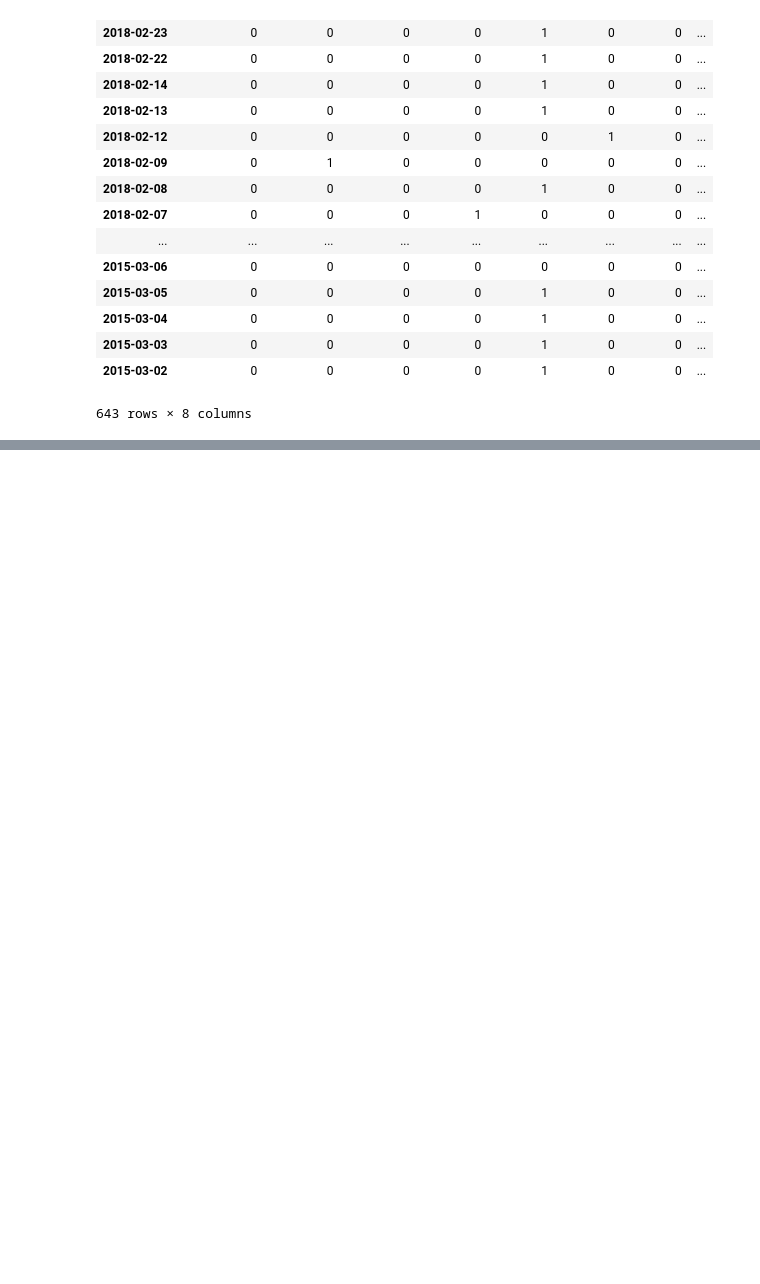
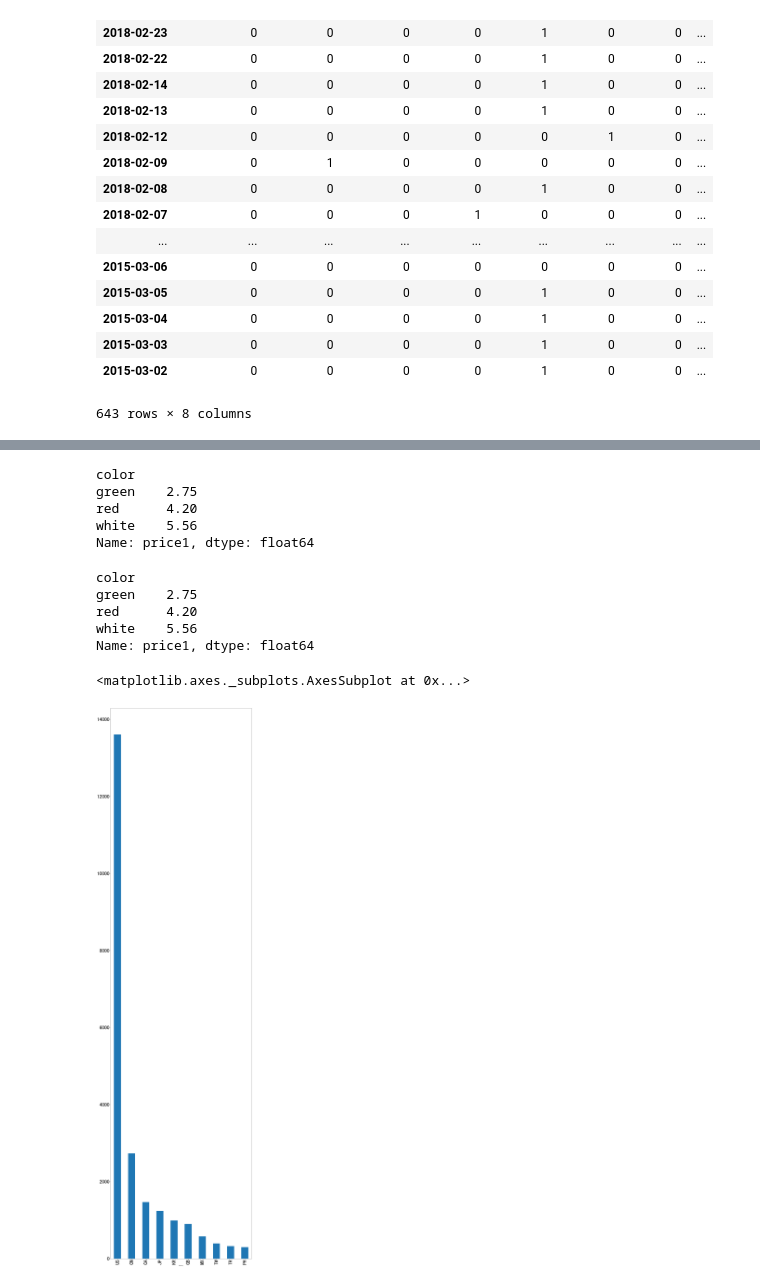
Before and after one commit to SmaugADG/machine-learning, a Jupyter notebook: data-mining/Pandas进阶/Pandas进阶.ipynb, the cells around one changed output, grey strips where cells are left out. Saved outputs shown, nothing was run; the diff lists cells and outputs as text; code cells hidden in the pictures; blank space fills up the shorter version.

```diff
--- a/data-mining/Pandas进阶/Pandas进阶.ipynb
+++ b/data-mining/Pandas进阶/Pandas进阶.ipynb
@@ -272,0 +422,19 @@ stock_change
+# %%
+# 进行分组，对颜色分组，price1进行聚合
+# 使用dataFrame进行分组
+col.groupby(by="color")["price1"].max()
+# %% [output]
+color
+green    2.75
+red      4.20
+white    5.56
+Name: price1, dtype: float64
+# %%
+# 使用sr
+col["price1"].groupby(col["color"]).max()
+# %% [output]
+color
+green    2.75
+red      4.20
+white    5.56
+Name: price1, dtype: float64
@@ -272,0 +443,9 @@ stock_change
+# %%
+# 1、准备数据
+starbucks = pd.read_csv("directory.csv")
+# %%
+# 按照国家分组，求出每个国家的星巴克零售店数量
+starbucks.groupby("Country").count()["Brand"].sort_values(ascending=False)[:10].plot(kind="bar",figsize=(20,80),fontsize=40)
+# %% [output]
+<matplotlib.axes._subplots.AxesSubplot at 0x...>
+[figure, added]
```
Also changed, not shown: parts of 39 cells of this notebook.
